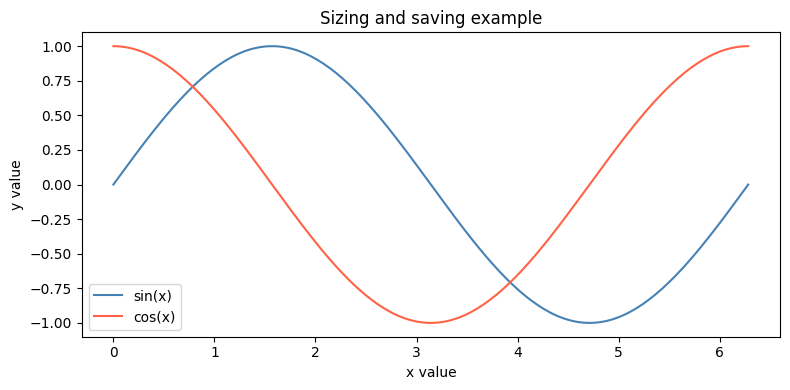
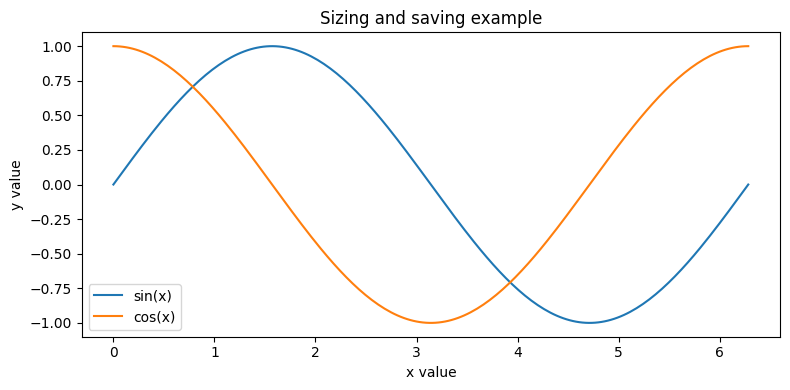
Unified diff of the notebook cell whose output changed from the first chart to the second:
--- before
+++ after
@@ -4,6 +4,6 @@
 
 ax.set_title('Sizing and saving example')
-ax.plot(x, np.sin(x), color='steelblue', label='sin(x)')
-ax.plot(x, np.cos(x), color='tomato', label='cos(x)')
+ax.plot(x, np.sin(x), label='sin(x)')
+ax.plot(x, np.cos(x), label='cos(x)')
 ax.set_xlabel('x value')
 ax.set_ylabel('y value')

Commit: Edits